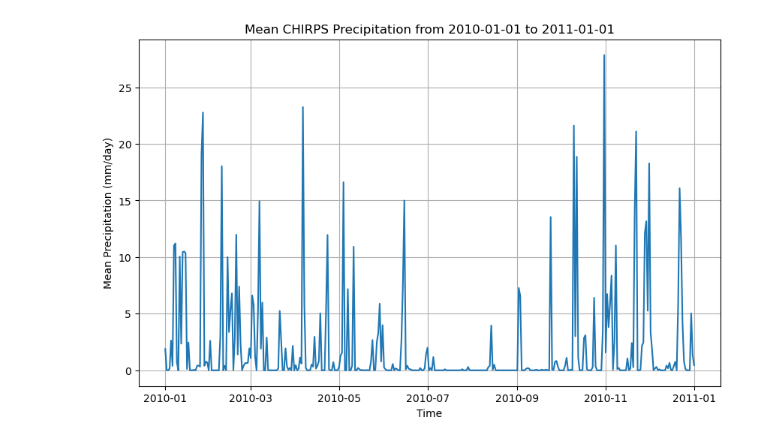
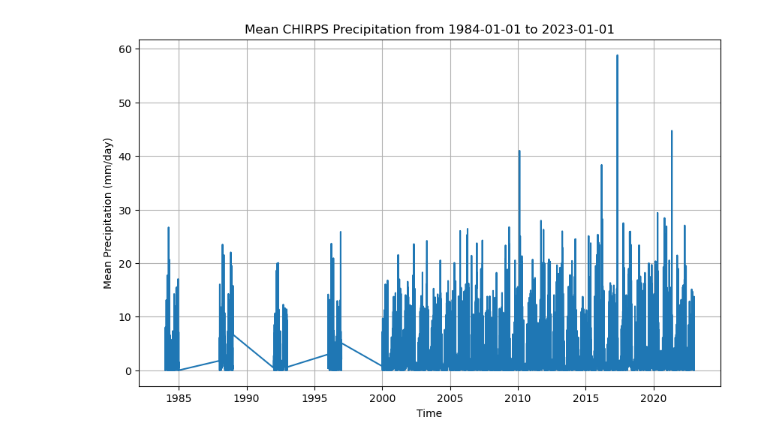
Before and after one commit to Gauravfouzdar/rainfall, a Jupyter notebook: correction of nan data.ipynb, the cells around one changed output. Cells and saved outputs as stored; diff of their text form; code cells hidden in the pictures.

```diff
--- a/correction of nan data.ipynb
+++ b/correction of nan data.ipynb
@@ -46,27 +47,27 @@ Attributes: (12/31)
 # %%
 # Load CHIRPS data into an xarray dataset (replace 'path_to_your_chirps_file.nc' with your file path)
-ds = xr.open_dataset('output_rainfall_corrected.nc')
+ds = xr.open_dataset('chirps20GlobalDailyP05_192c_8f4b_5530.nc')
 
 # Specify the time range you want to plot (replace 'start_date' and 'end_date' with your desired dates)
-start_date = '2010-01-01'
-end_date = '2011-01-01'
+start_date = '1984-01-01'
+end_date = '2023-01-01'
 
 # Select data within the specified time range
 data_for_range = ds.sel(time=slice(start_date, end_date))
 
 # Calculate the mean precipitation across all latitudes and longitudes
 mean_precipitation = data_for_range['precip'].mean(dim=('latitude', 'longitude'))
 
 # Extract the time dimension
 time_data = data_for_range['time']
 
 # Plot mean precipitation against time using matplotlib
 plt.figure(figsize=(10, 6))
 plt.plot(time_data, mean_precipitation)
 plt.title(f'Mean CHIRPS Precipitation from {start_date} to {end_date}')
 plt.xlabel('Time')
 plt.ylabel('Mean Precipitation (mm/day)')
 plt.grid(True)
 plt.show()
 # %% [output]
-[figure, old version]
+[figure, new version]
```
Also changed, not shown: parts of 17 cells of this notebook, 3 other files.
